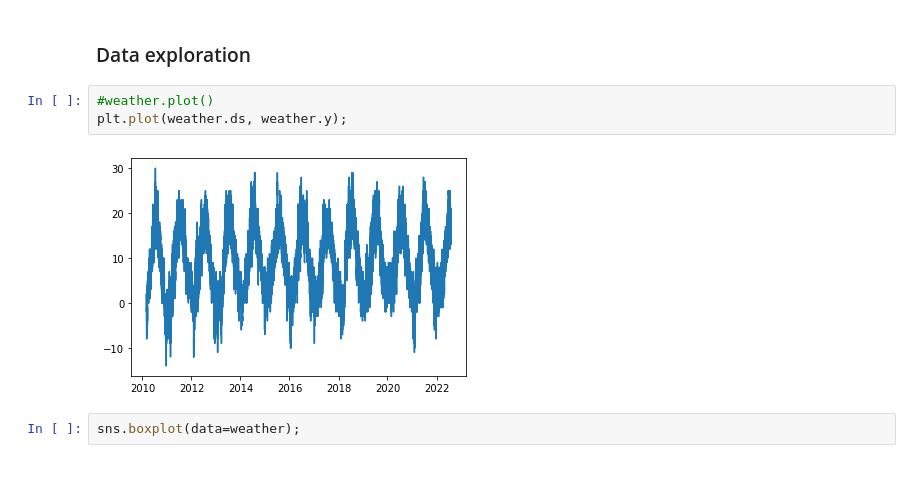
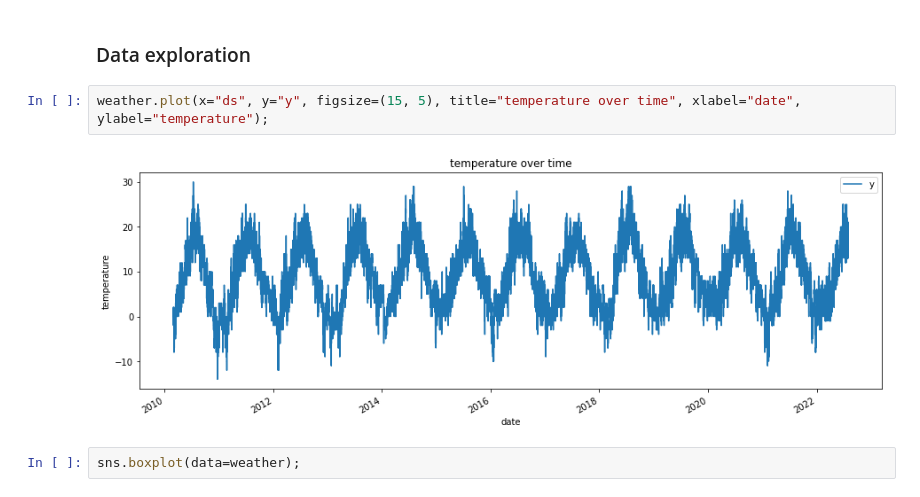
Before and after one commit to Peshkatar/prophet-weather-forecast, a Jupyter notebook: model.ipynb, the cells around one changed output. Saved outputs shown, nothing was run; the diff lists cells and outputs as text.

Commit message:
more plots and etc

```diff
--- a/model.ipynb
+++ b/model.ipynb
@@ -68,10 +68,9 @@ dtype: int64
 # %% [markdown]
 ### Data exploration
 # %%
-#weather.plot()
-plt.plot(weather.ds, weather.y);
+weather.plot(x="ds", y="y", figsize=(15, 5), title="temperature over time", xlabel="date", ylabel="temperature");
 # %% [output]
-[figure, old version]
+[figure, new version]
 # %%
 sns.boxplot(data=weather);
 # %% [output]
```
Also changed, not shown: parts of 21 cells of this notebook.
